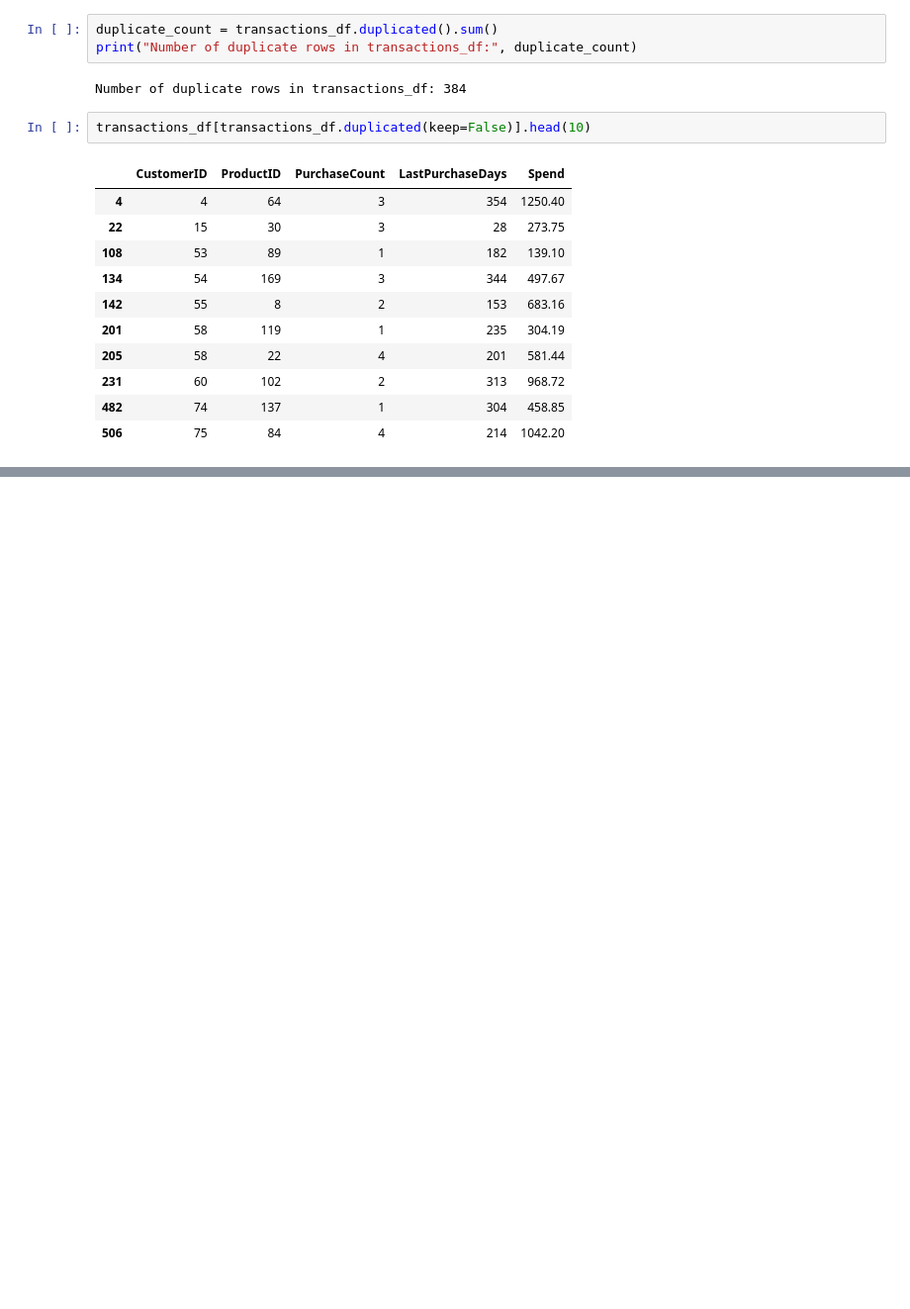
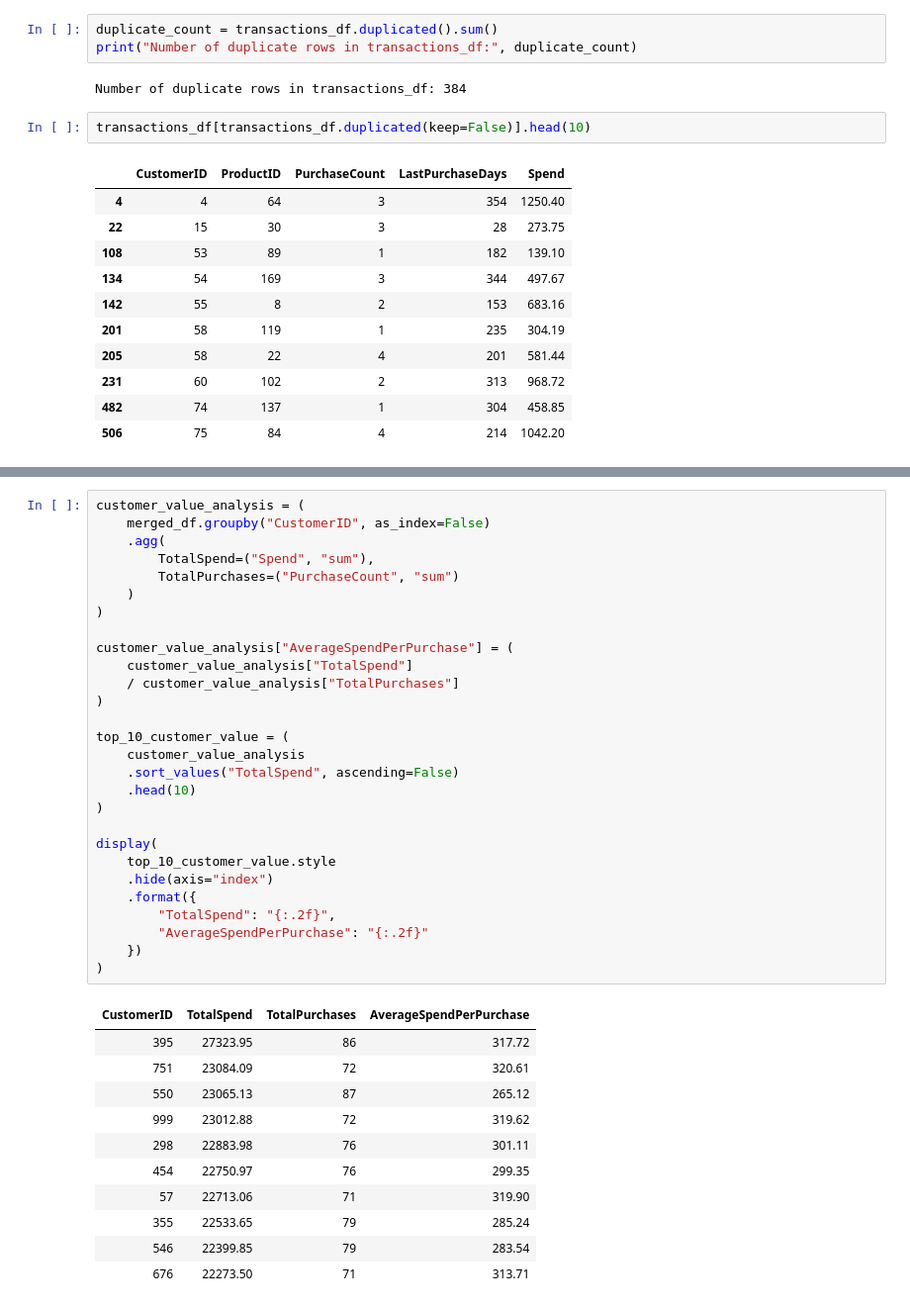
Before and after one commit to n00230352/DataAnalyticsForBusiness, a Jupyter notebook: Task2.ipynb, the cells around one changed output, grey strips where cells are left out. Shown at 99% size. Cells and saved outputs as stored; diff of their text form; blank space fills up the shorter version.

```diff
--- a/Task2.ipynb
+++ b/Task2.ipynb
@@ -126,0 +218,40 @@ transactions_df[transactions_df.duplicated(keep=False)].head(10)
+# %%
+customer_value_analysis = (
+    merged_df.groupby("CustomerID", as_index=False)
+    .agg(
+        TotalSpend=("Spend", "sum"),
+        TotalPurchases=("PurchaseCount", "sum")
+    )
+)
+
+customer_value_analysis["AverageSpendPerPurchase"] = (
+    customer_value_analysis["TotalSpend"]
+    / customer_value_analysis["TotalPurchases"]
+)
+
+top_10_customer_value = (
+    customer_value_analysis
+    .sort_values("TotalSpend", ascending=False)
+    .head(10)
+)
+
+display(
+    top_10_customer_value.style
+    .hide(axis="index")
+    .format({
+        "TotalSpend": "{:.2f}",
+        "AverageSpendPerPurchase": "{:.2f}"
+    })
+)
+# %% [output]
+| CustomerID | TotalSpend | TotalPurchases | AverageSpendPerPurchase |
+| 395 | 27323.95 | 86 | 317.72 |
+| 751 | 23084.09 | 72 | 320.61 |
+| 550 | 23065.13 | 87 | 265.12 |
+| 999 | 23012.88 | 72 | 319.62 |
+| 298 | 22883.98 | 76 | 301.11 |
+| 454 | 22750.97 | 76 | 299.35 |
+| 57 | 22713.06 | 71 | 319.90 |
+| 355 | 22533.65 | 79 | 285.24 |
+| 546 | 22399.85 | 79 | 283.54 |
+| 676 | 22273.50 | 71 | 313.71 |
```
Also changed, not shown: parts of 21 cells of this notebook.
